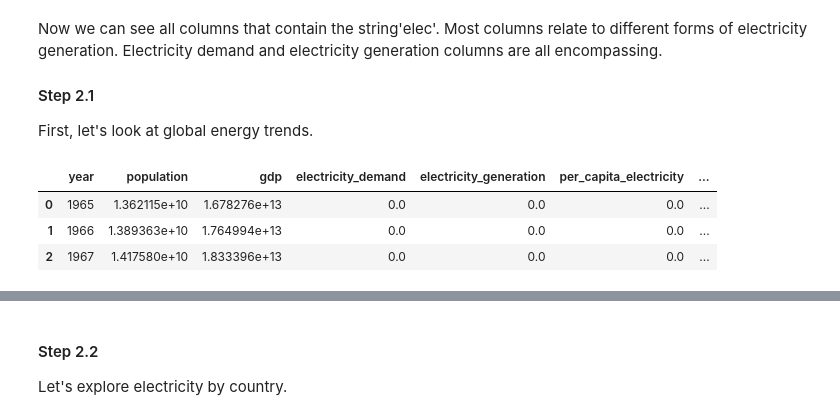
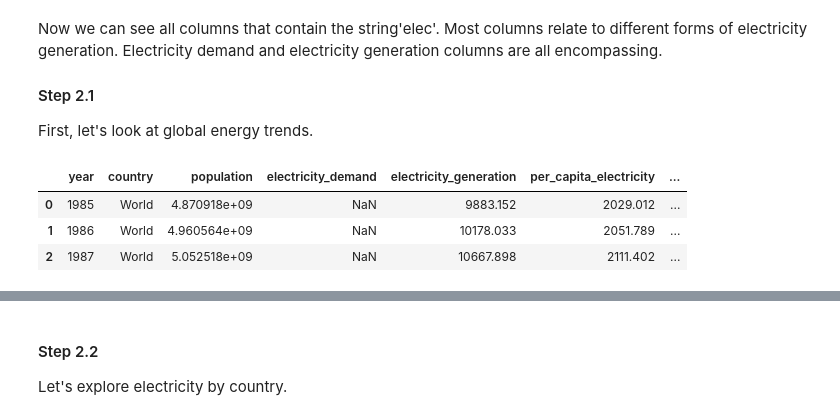
Before and after one commit to ubco-W2022T1-cosc301/project-group02, a Jupyter notebook: notebooks/analysis1.ipynb, the cells around one changed output, grey strips where cells are left out. Cells and saved outputs as stored; diff of their text form; code cells hidden in the pictures.

```diff
--- a/notebooks/analysis1.ipynb
+++ b/notebooks/analysis1.ipynb
@@ -141,17 +126,17 @@ Now we can see all columns that contain the string'elec'. Most columns relate to
 First, let's look at global energy trends.
 # %%
 ### create dataframe to compare global electricty vs primary energy
-df_energy = df[["year", "population", "gdp", "electricity_demand", "electricity_generation", "per_capita_electricity", "primary_energy_consumption", "energy_per_capita"]]
-# sum all columns by year to create a global dataset
-df_energy = df_energy.groupby(["year"], as_index=False).sum()
-# remove years with no data on primary energy consumption
-df_energy = df_energy[df_energy["primary_energy_consumption"] != 0]
+df_energy = df[["year", "country", "population", "electricity_demand", "electricity_generation", "per_capita_electricity", "primary_energy_consumption", "energy_per_capita"]]
+# remove all countries except 'World' from dataset
+df_energy = df_energy[df_energy["country"].str.contains("World")==True]
+# remove all rows with NaN in column 'primary_energy_consumption'
+df_energy = df_energy.dropna(subset=["electricity_generation"])
 # reset index and drop the index column
 df_energy = df_energy.reset_index(drop=True)
 df_energy.head(3)
 # %% [output]
-|  | year | population | gdp | electricity_demand | electricity_generation | per_capita_electricity | ... |
-| 0 | 1965 | 1.362115e+10 | 1.678276e+13 | 0.0 | 0.0 | 0.0 | ... |
-| 1 | 1966 | 1.389363e+10 | 1.764994e+13 | 0.0 | 0.0 | 0.0 | ... |
-| 2 | 1967 | 1.417580e+10 | 1.833396e+13 | 0.0 | 0.0 | 0.0 | ... |
+|  | year | country | population | electricity_demand | electricity_generation | per_capita_electricity | ... |
+| 0 | 1985 | World | 4.870918e+09 | NaN | 9883.152 | 2029.012 | ... |
+| 1 | 1986 | World | 4.960564e+09 | NaN | 10178.033 | 2051.789 | ... |
+| 2 | 1987 | World | 5.052518e+09 | NaN | 10667.898 | 2111.402 | ... |
 # %%
```
Also changed, not shown: parts of 13 cells of this notebook, 1 other file.
